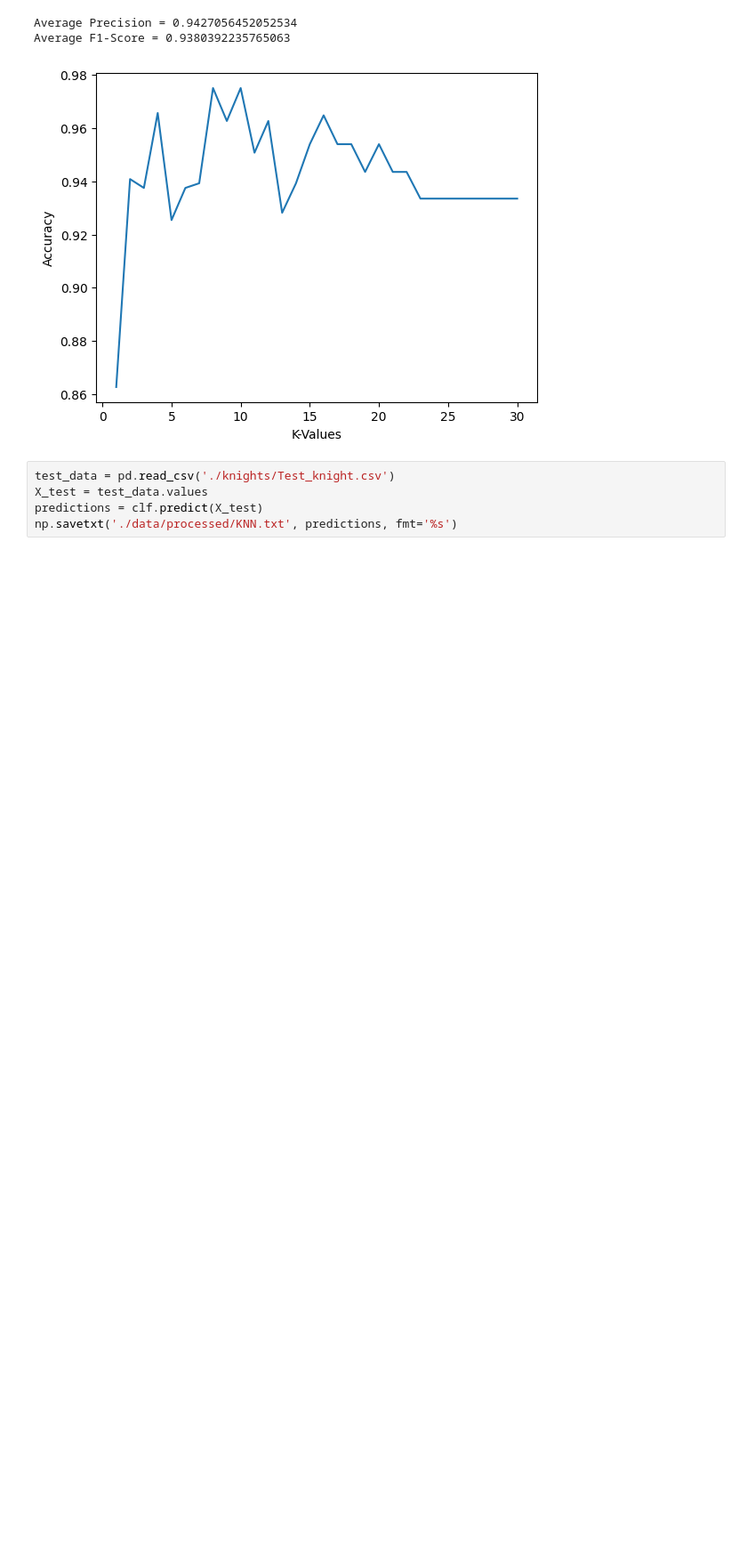
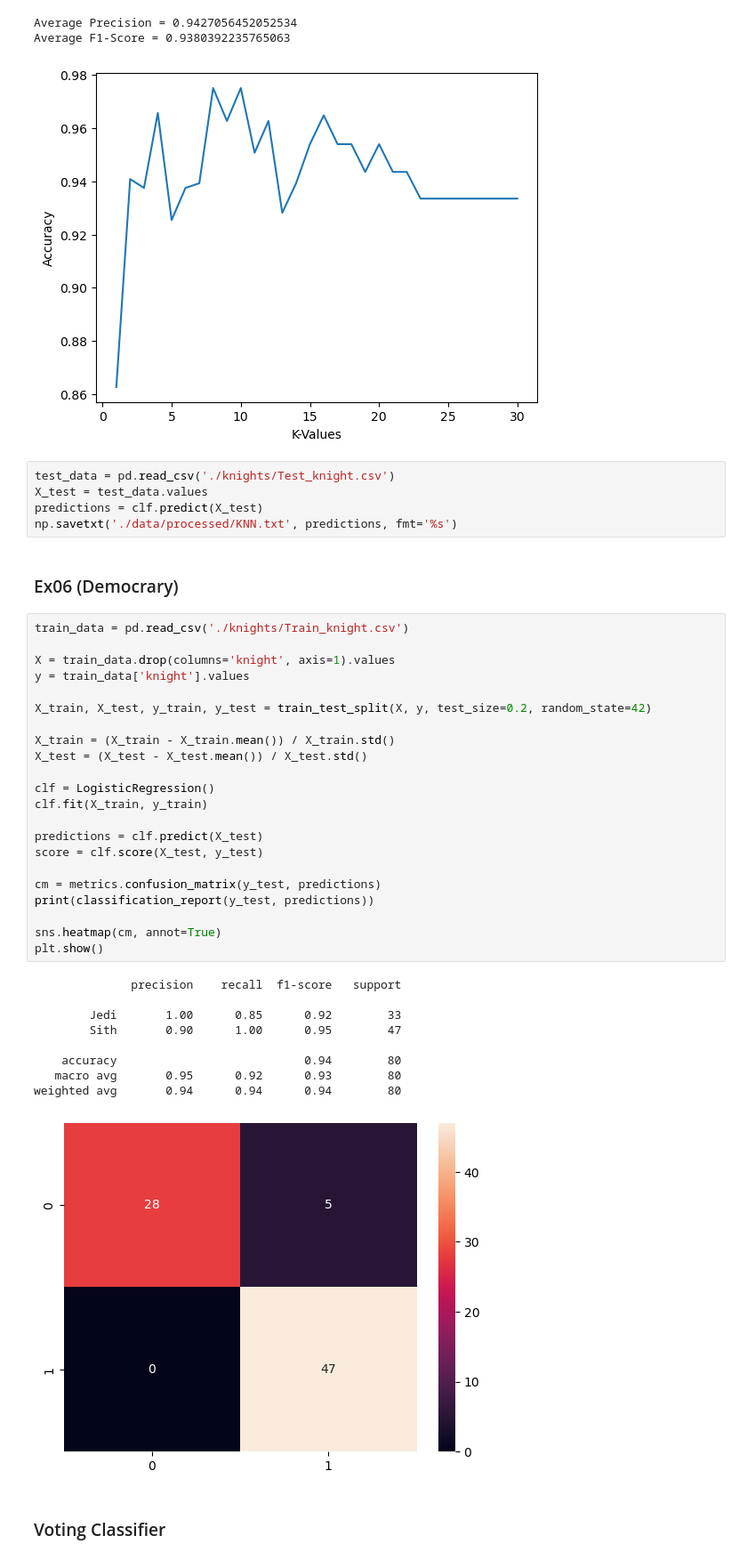
Before and after one commit to ayoubabounakif/data-science-modules, a Jupyter notebook: notebook_m04.ipynb, the cells around one changed output. Shown at 89% size. Cells and saved outputs as stored; diff of their text form; blank space fills up the shorter version.

```diff
--- a/notebook_m04.ipynb
+++ b/notebook_m04.ipynb
@@ -442,3 +415,39 @@ test_data = pd.read_csv('./knights/Test_knight.csv')
 X_test = test_data.values
 predictions = clf.predict(X_test)
 np.savetxt('./data/processed/KNN.txt', predictions, fmt='%s')
+# %% [markdown]
+### Ex06 (Democrary)
+# %%
+train_data = pd.read_csv('./knights/Train_knight.csv')
+
+X = train_data.drop(columns='knight', axis=1).values
+y = train_data['knight'].values
+
+X_train, X_test, y_train, y_test = train_test_split(X, y, test_size=0.2, random_state=42)
+
+X_train = (X_train - X_train.mean()) / X_train.std()
+X_test = (X_test - X_test.mean()) / X_test.std()
+
+clf = LogisticRegression()
+clf.fit(X_train, y_train)
+
+predictions = clf.predict(X_test)
+score = clf.score(X_test, y_test)
+
+cm = metrics.confusion_matrix(y_test, predictions)
+print(classification_report(y_test, predictions))
+
+sns.heatmap(cm, annot=True)
+plt.show()
+# %% [output]
+              precision    recall  f1-score   support
+
+        Jedi       1.00      0.85      0.92        33
+        Sith       0.90      1.00      0.95        47
+
+    accuracy                           0.94        80
+   macro avg       0.95      0.92      0.93        80
+weighted avg       0.94      0.94      0.94        80
+[figure, added]
+# %% [markdown]
+### Voting Classifier
```
Also changed, not shown: parts of 10 cells of this notebook.
